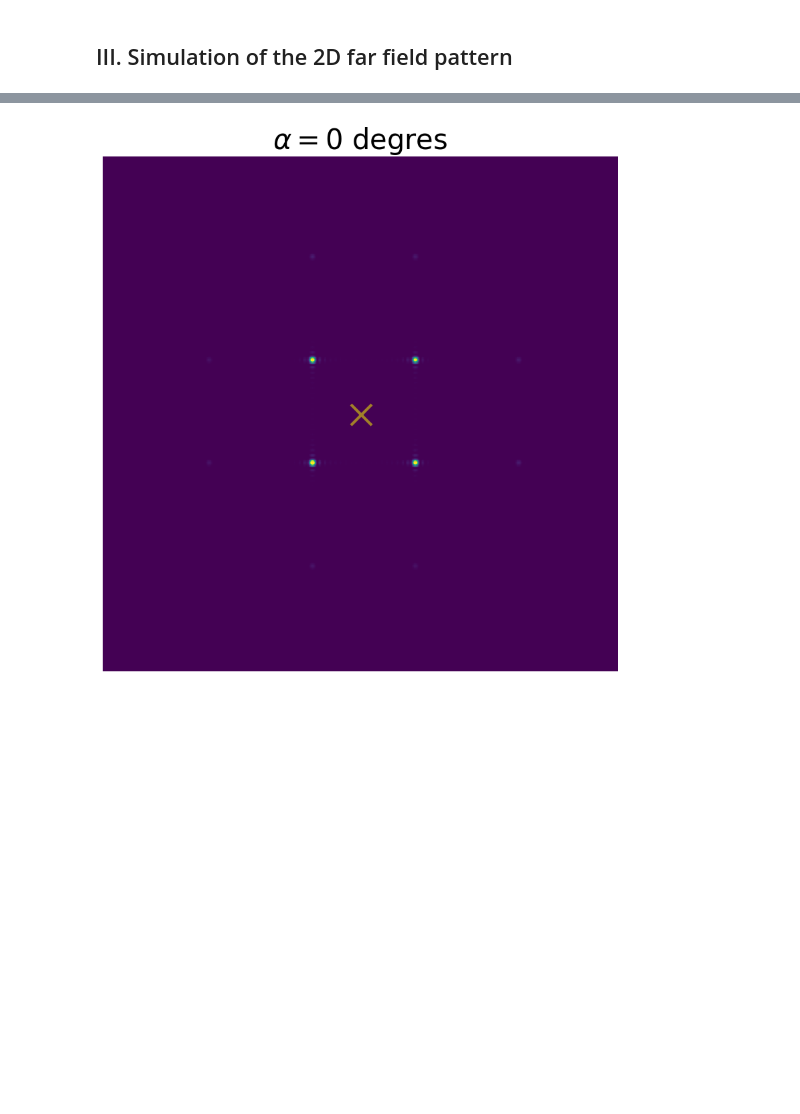
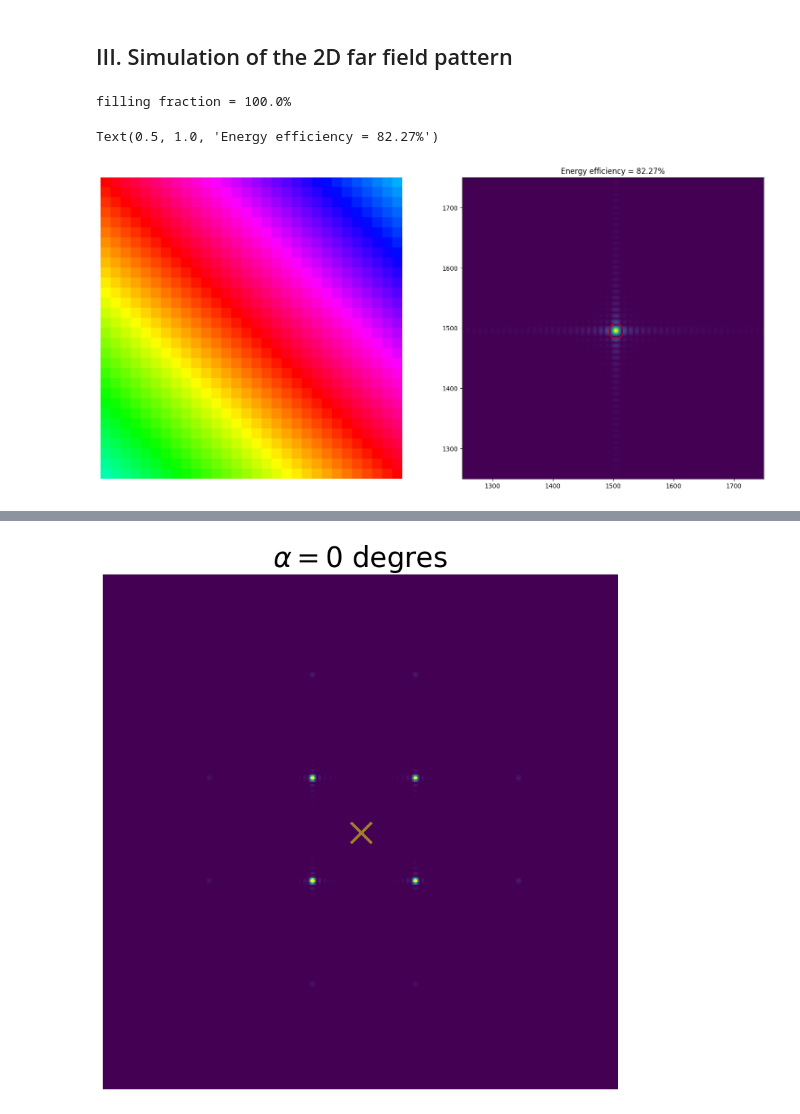
Before and after one commit to wavefrontshaping/tutorial-DMD-setup-2023, a Jupyter notebook: python/DMD_diffraction_effects.ipynb, the cells around one changed output, grey strips where cells are left out. Cells and saved outputs as stored; diff of their text form; code cells hidden in the pictures; blank space fills up the shorter version.

Commit message:
add study of blazed number vs diffraction efficiency

```diff
--- a/python/DMD_diffraction_effects.ipynb
+++ b/python/DMD_diffraction_effects.ipynb
@@ -166,47 +193,90 @@ show_mu_2d(d2, theta)
 # %%
 ## A full numerical simulation of the Fourier plane for an all-on configuration
 
-N = 20 # number of mirrors in each direction
-g = 2 # gap between pixels in micron
+N = 30 # number of mirrors in each direction
+g = 0#1.1 # gap between pixels in micron
 res = 10 # pixels per mirror (for numerical calculation)
 Nx = N*res
+
+filling_fraction = d**2/(d+g)**2*100
+print(f'filling fraction = {filling_fraction:.1f}%')
+# %% [output]
+filling fraction = 100.0%
 # %%
-def show_2d(d, theta, _lambda, alpha):
+d = 10.8
+theta = theta
+_lambda = 0.633
+alpha =  alpha1
+
+
+def get_complex_field_on_DMD(d, theta, _lambda, alpha):
     beta = -alpha +2*theta # reflection angle
     alpha_1D = np.arctan(np.tan(alpha)/np.sqrt(2))
     theta_1D = np.arctan(np.tan(theta)/np.sqrt(2))
     beta_1D = 2*theta_1D-alpha_1D
 
     image_prefix = f'blazing_angle_d{d:.1f}_theta{theta*180/np.pi:.1f}_lambda{_lambda:.1f}_alpha{alpha*180/np.pi:.1f}'
 
     ## Pixelate image function
     f = np.ones([N,N]) # all-on configuration
     ## Phase slope due to incident and reflection angle
     X,Y = np.meshgrid(np.arange(N),np.arange(N))
     phi = np.exp((X-Y)*complex(0,1)*2*np.pi/_lambda*d*(np.sin(alpha_1D)+np.sin(beta_1D)))
     ## cell unit
     Cell = np.zeros([res,res])
     gpix = int(np.round(g/(2.*d)*res))
     x,y = np.meshgrid(np.arange(res),np.arange(res))
-    Mask_cell = np.zeros([res,res]);
+    Mask_cell = np.zeros([res,res])
     Mask_cell[gpix:res-gpix,gpix:res-gpix] = 1
     Cell = Mask_cell
     ## Mirror image
     MI = np.zeros([Nx,Nx],dtype='complex')
     for i in range(N):
         for j in range(N):
             MI[i*res:(i+1)*res,j*res:(j+1)*res]= f[i,j]*phi[i,j]*Cell
-    # plt.figure()
-    # plt.imshow(np.real(MI),interpolation = 'None')
+    return MI
+
+
+def get_far_field(DMD_field, coeff = 10):
     ## In the Fourier plane
-    coeff = 5
-    FP = np.fft.fftshift(np.fft.fft2(MI,s=[coeff*Nx,coeff*Nx]))
-    ROIsize = 500
-    ROI = 1
-    plt.figure()
-    plt.imshow((np.abs(FP[coeff*Nx//2-ROIsize//2:coeff*Nx//2+ROIsize//2,coeff*Nx//2-ROIsize//2:coeff*Nx//2+ROIsize//2]))**2,interpolation = 'None')
-    plt.clim([0,(np.max(np.abs(FP)**2))/1.5])
-    plt.scatter(ROIsize//2, ROIsize//2, s=500, edgecolors='red',alpha = 0.5,c='yellow',linewidths= 3.,  marker='x')
-    plt.axis('off')
-    plt.title(r'$\alpha = %.0f$ degres' % (alpha*180/np.pi),fontsize = 30)
-    plt.savefig(image_prefix + '_farfield.svg', dpi = 300)
+
+    FP = np.fft.fftshift(np.fft.fft2(DMD_field,s=[coeff*Nx,coeff*Nx]))
+    return FP
+
+def get_efficiency_in_FF(FF, mask_diameter = 15):
+    max_pos = np.argmax(np.abs(FF))
+    # index unwrap
+    max_pos = np.unravel_index(max_pos, FF.shape)
+    np.abs(FF)[max_pos]
+    X,Y = np.meshgrid(np.arange(FF.shape[0]),np.arange(FF.shape[1]))
+    X -= max_pos[1]
+    Y -= max_pos[0]
+    R = np.sqrt(X**2+Y**2)
+    disk_mask = (R<=mask_diameter/2).astype(int)
+
+    Energy_efficiency = np.sum(np.abs(FF)**2*disk_mask)/np.sum(np.abs(FF)**2)
+    return np.array(max_pos), disk_mask, Energy_efficiency
+
+DMD_field = get_complex_field_on_DMD(d, theta, _lambda, alpha)
+FF = get_far_field(DMD_field)
+mask_diameter = 25
+max_pos, disk_mask, Energy_efficiency = get_efficiency_in_FF(FF, mask_diameter)
+
+
+
+plt.figure()
+plt.subplot(121)
+plt.imshow(colorize(DMD_field))
+plt.axis('off')
+plt.subplot(122)
+plt.imshow(np.abs(FF))
+circle = plt.Circle((max_pos[1], max_pos[0]), radius=mask_diameter/2, color='red', fill=False)
+plt.gca().add_patch(circle)
+plt.xlim([1250, 1750])
+plt.ylim([1250, 1750])
+plt.title(f'Energy efficiency = {100*Energy_efficiency:.2f}%')
+
+# plt.axis('off')
+# %% [output]
+Text(0.5, 1.0, 'Energy efficiency = 82.27%')
+[figure, added]
```
Also changed, not shown: parts of 7 cells of this notebook.
